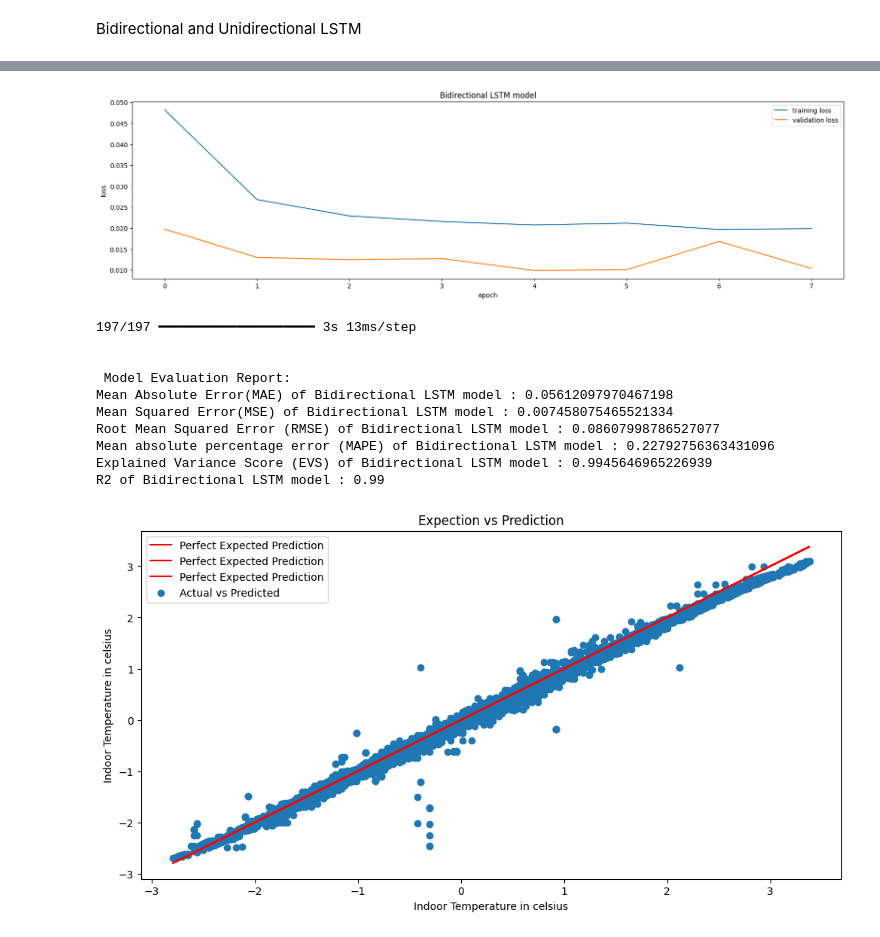
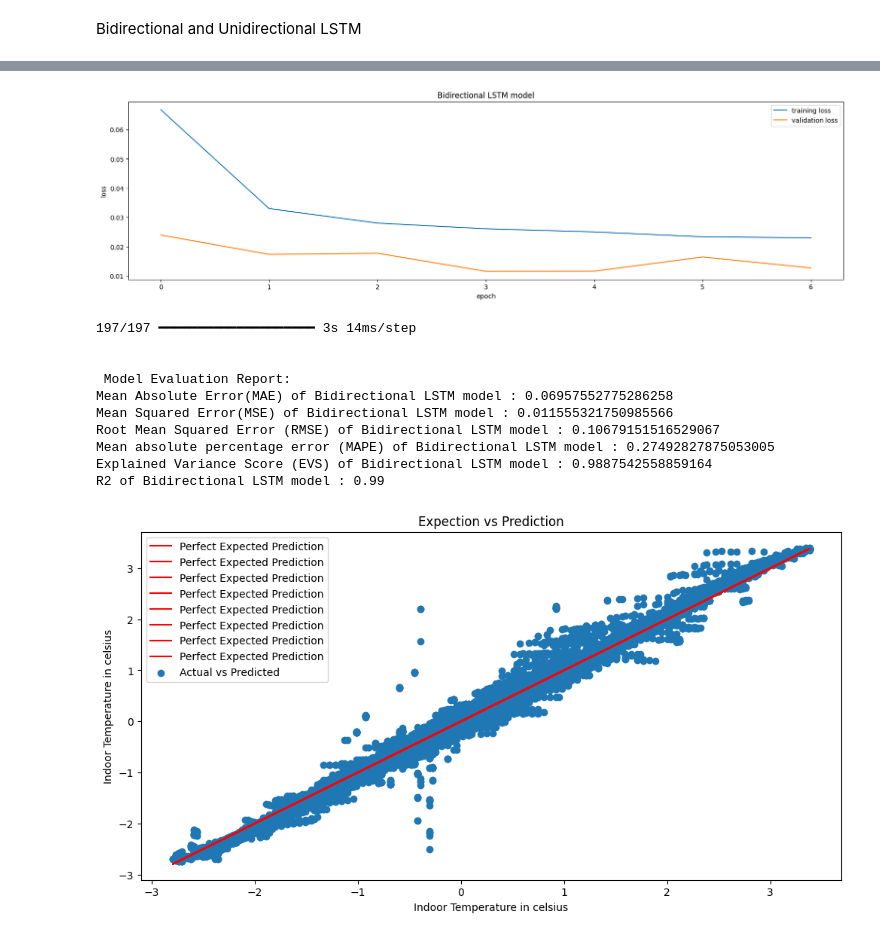
Before and after one commit to peremayolc/UAB_EnergyStudy, a Jupyter notebook: Recommender/recommendersys.ipynb, the cells around one changed output, grey strips where cells are left out. Drawn from its saved outputs; the diff is of its cells as text; code cells hidden in the pictures.

```diff
--- a/Recommender/recommendersys.ipynb
+++ b/Recommender/recommendersys.ipynb
@@ -409,6 +416,6 @@ Computer_Room_com
 # %% [markdown]
 Bidirectional and Unidirectional LSTM
 # %%
-df_train=Computer_Room_com[['Day', "Hour","Minutes", 'Season',"Time_of_Day","humidity", 'HRM%_outdoor', 'RS_outdoor', "TM_outdoor", "temperature"]]
+df_train=Computer_Room_com[['Day', "Hour","Minutes", 'Season',"Time_of_Day",'light_level','co2',"humidity",'tvoc','HRM%_outdoor', "PPT_outdoor", 'RS_outdoor', "TM_outdoor", "temperature"]]
 print(len(df_train.columns))
 # %% [output]
@@ -415,0 +428,2 @@ print(len(df_train.columns))
+# %%
+df_train = df_train.fillna(0)
@@ -424,6 +458,6 @@ df_train_scaled.shape
 # %%
-lags=8
-forecasts=3
+lags=15
+forecasts=8
 X, y = [], []
 for i in range(len(df_train_scaled) - forecasts-lags):
   X.append(df_train_scaled[i:(i + lags)])
@@ -536,0 +528,14 @@ You must install pydot (`pip install pydot`) for `plot_model` to work.
+# %%
+n_steps = X_train.shape[-2]
+n_features =X_train.shape[-1]
+input_shape=(n_steps, n_features)
+
+model = NNPredictionModel(input_shape, output_units=8)
+uni_model = model.model_1
+bi_model = model.model_2
+
+bi_model.summary()
+tf.keras.utils.plot_model(bi_model)
+
+uni_model.summary()
+tf.keras.utils.plot_model(uni_model)
@@ -577,6 +625,6 @@ def model_train_evaluation(y, X, model, model_name):
 
 
 # Call the model_train_evaluation function
-model_train_evaluation(y_val, X_val, model_bi, 'Bidirectional LSTM model')
+model_train_evaluation(y_val, X_val, bi_model, 'Bidirectional LSTM model')
 # %% [output]
 Epoch 1/20
@@ -599,13 +645,13 @@ Epoch 8: early stopping
-[figure, old version]
+[figure, new version]
-197/197 ━━━━━━━━━━━━━━━━━━━━ 3s 13ms/step
+197/197 ━━━━━━━━━━━━━━━━━━━━ 3s 14ms/step
 
 
  Model Evaluation Report:
-Mean Absolute Error(MAE) of Bidirectional LSTM model : 0.05612097970467198
-Mean Squared Error(MSE) of Bidirectional LSTM model : 0.007458075465521334
-Root Mean Squared Error (RMSE) of Bidirectional LSTM model : 0.08607998786527077
-Mean absolute percentage error (MAPE) of Bidirectional LSTM model : 0.22792756363431096
-Explained Variance Score (EVS) of Bidirectional LSTM model : 0.9945646965226939
+Mean Absolute Error(MAE) of Bidirectional LSTM model : 0.06957552775286258
+Mean Squared Error(MSE) of Bidirectional LSTM model : 0.011555321750985566
+Root Mean Squared Error (RMSE) of Bidirectional LSTM model : 0.10679151516529067
+Mean absolute percentage error (MAPE) of Bidirectional LSTM model : 0.27492827875053005
+Explained Variance Score (EVS) of Bidirectional LSTM model : 0.9887542558859164
 R2 of Bidirectional LSTM model : 0.99
-[figure, old version]
+[figure, new version]
 # %%
```
Also changed, not shown: parts of 40 cells of this notebook, 1 other file.
